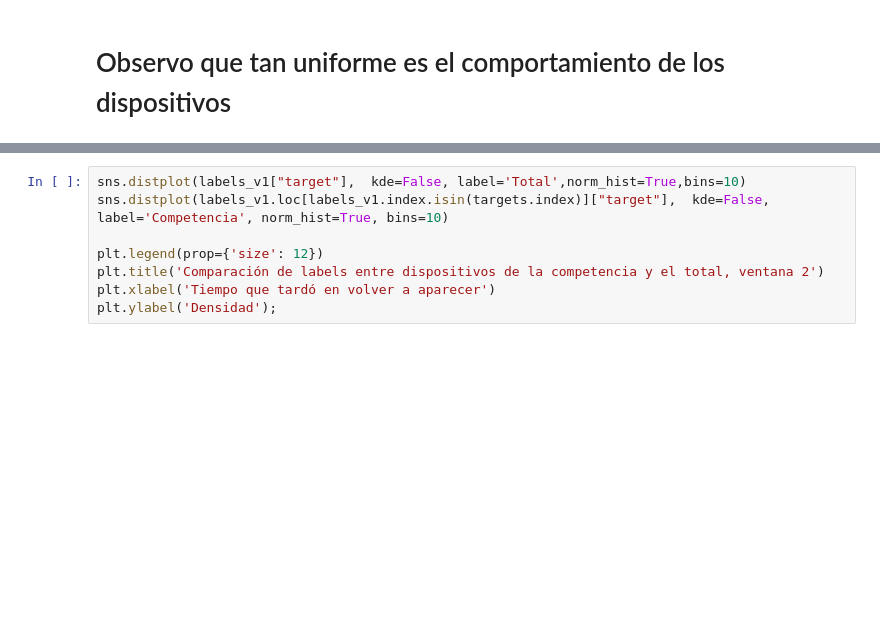
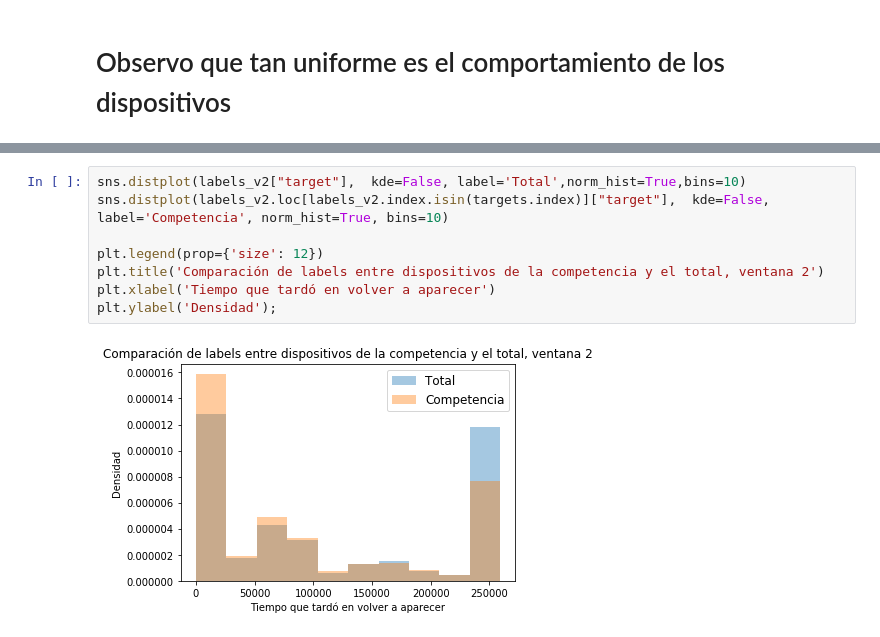
Before and after one commit to mateoicalvo/7506, a Jupyter notebook: tp2/modelo/feature_engineering/solo_competencia/features_solo_targets_competencia.ipynb, the cells around one changed output, grey strips where cells are left out. Cells and saved outputs as stored; diff of their text form; blank space fills up the shorter version.

```diff
--- a/tp2/modelo/feature_engineering/solo_competencia/features_solo_targets_competencia.ipynb
+++ b/tp2/modelo/feature_engineering/solo_competencia/features_solo_targets_competencia.ipynb
@@ -48,9 +47,11 @@ The 'normed' kwarg was deprecated in Matplotlib 2.1 and will be removed in 3.1.
 [figure]
 # %%
-sns.distplot(labels_v1["target"],  kde=False, label='Total',norm_hist=True,bins=10)
-sns.distplot(labels_v1.loc[labels_v1.index.isin(targets.index)]["target"],  kde=False, label='Competencia', norm_hist=True, bins=10)
+sns.distplot(labels_v2["target"],  kde=False, label='Total',norm_hist=True,bins=10)
+sns.distplot(labels_v2.loc[labels_v2.index.isin(targets.index)]["target"],  kde=False, label='Competencia', norm_hist=True, bins=10)
 
 plt.legend(prop={'size': 12})
 plt.title('Comparación de labels entre dispositivos de la competencia y el total, ventana 2')
 plt.xlabel('Tiempo que tardó en volver a aparecer')
 plt.ylabel('Densidad');
+# %% [output]
+[figure, added]
```
Also changed, not shown: parts of 5 cells of this notebook.
